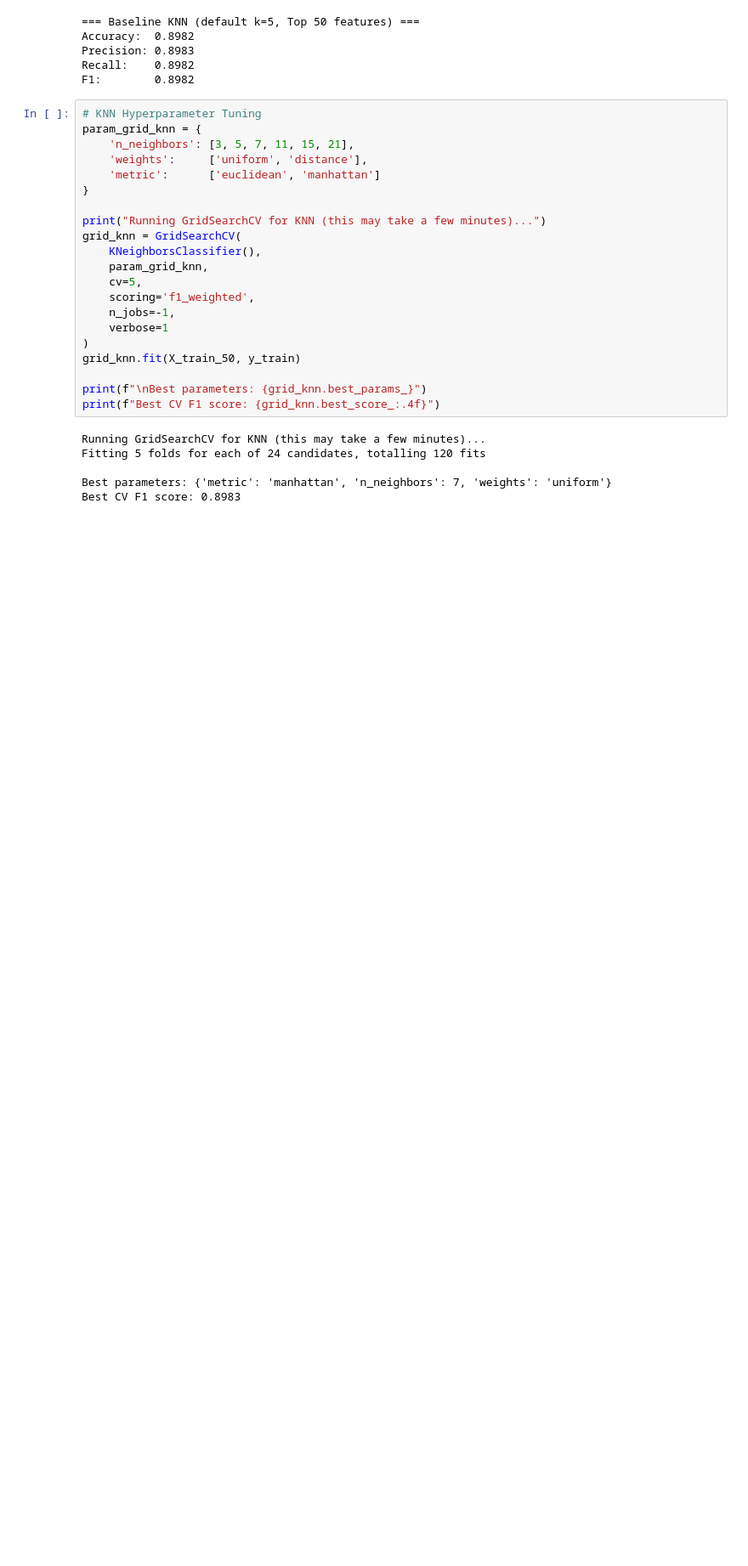
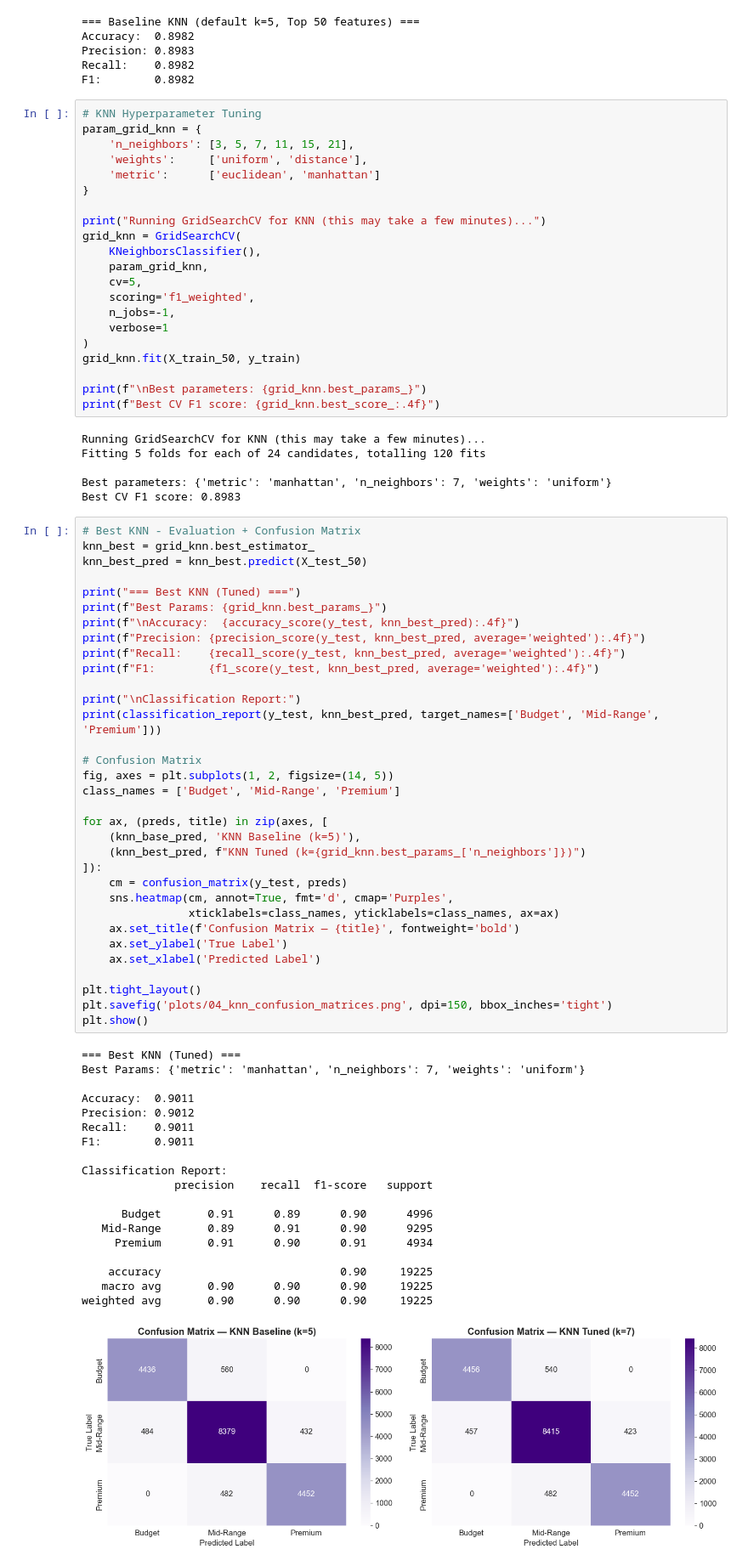
Before and after one commit to ErinaTernava/AutoValue, a Jupyter notebook: notebooks/classifications.ipynb, the cells around one changed output. Shown at 85% size. Saved outputs shown, nothing was run; the diff lists cells and outputs as text; blank space fills up the shorter version.

```diff
--- a/notebooks/classifications.ipynb
+++ b/notebooks/classifications.ipynb
@@ -376,3 +376,56 @@ Fitting 5 folds for each of 24 candidates, totalling 120 fits
 
 Best parameters: {'metric': 'manhattan', 'n_neighbors': 7, 'weights': 'uniform'}
 Best CV F1 score: 0.8983
+# %%
+# Best KNN - Evaluation + Confusion Matrix
+knn_best = grid_knn.best_estimator_
+knn_best_pred = knn_best.predict(X_test_50)
+
+print("=== Best KNN (Tuned) ===")
+print(f"Best Params: {grid_knn.best_params_}")
+print(f"\nAccuracy:  {accuracy_score(y_test, knn_best_pred):.4f}")
+print(f"Precision: {precision_score(y_test, knn_best_pred, average='weighted'):.4f}")
+print(f"Recall:    {recall_score(y_test, knn_best_pred, average='weighted'):.4f}")
+print(f"F1:        {f1_score(y_test, knn_best_pred, average='weighted'):.4f}")
+
+print("\nClassification Report:")
+print(classification_report(y_test, knn_best_pred, target_names=['Budget', 'Mid-Range', 'Premium']))
+
+# Confusion Matrix
+fig, axes = plt.subplots(1, 2, figsize=(14, 5))
+class_names = ['Budget', 'Mid-Range', 'Premium']
+
+for ax, (preds, title) in zip(axes, [
+    (knn_base_pred, 'KNN Baseline (k=5)'),
+    (knn_best_pred, f"KNN Tuned (k={grid_knn.best_params_['n_neighbors']})")
+]):
+    cm = confusion_matrix(y_test, preds)
+    sns.heatmap(cm, annot=True, fmt='d', cmap='Purples',
+                xticklabels=class_names, yticklabels=class_names, ax=ax)
+    ax.set_title(f'Confusion Matrix — {title}', fontweight='bold')
+    ax.set_ylabel('True Label')
+    ax.set_xlabel('Predicted Label')
+
+plt.tight_layout()
+plt.savefig('plots/04_knn_confusion_matrices.png', dpi=150, bbox_inches='tight')
+plt.show()
+# %% [output]
+=== Best KNN (Tuned) ===
+Best Params: {'metric': 'manhattan', 'n_neighbors': 7, 'weights': 'uniform'}
+
+Accuracy:  0.9011
+Precision: 0.9012
+Recall:    0.9011
+F1:        0.9011
+
+Classification Report:
+              precision    recall  f1-score   support
+
+      Budget       0.91      0.89      0.90      4996
+   Mid-Range       0.89      0.91      0.90      9295
+     Premium       0.91      0.90      0.91      4934
+
+    accuracy                           0.90     19225
+   macro avg       0.90      0.90      0.90     19225
+weighted avg       0.90      0.90      0.90     19225
+[figure, added]
```
Also changed, not shown: parts of 1 cell of this notebook, 2 other files.
